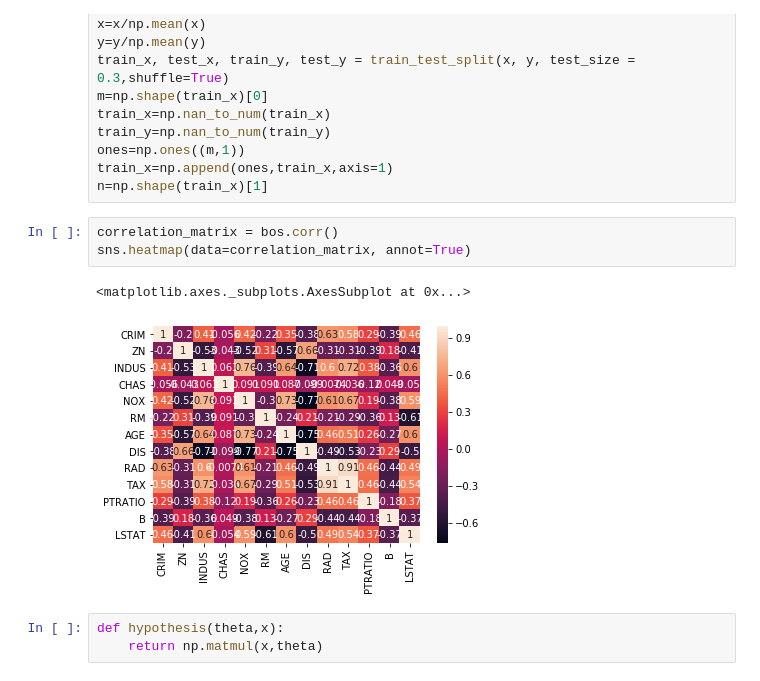
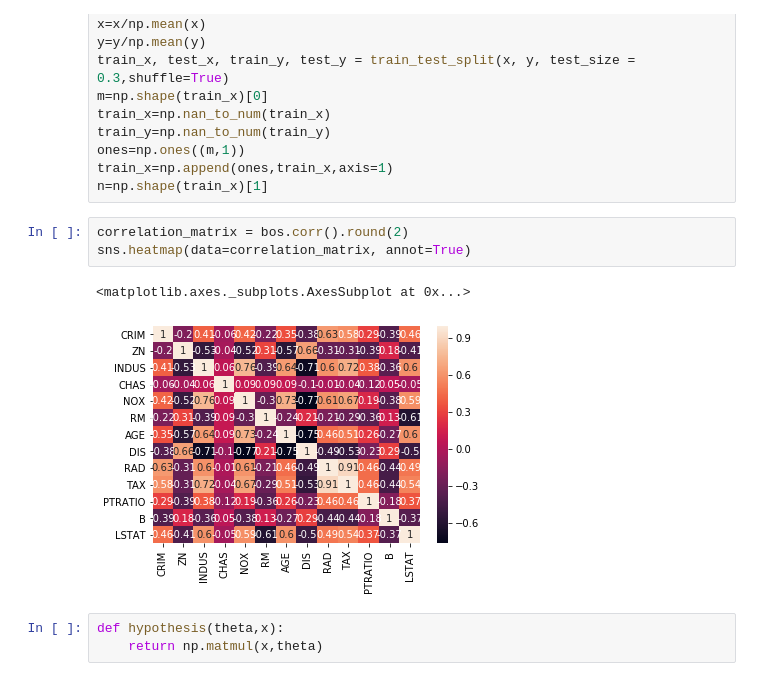
Before and after one commit to epjonnadula/Deep-Learning, a Jupyter notebook: Linear_Regression.ipynb, the cells around one changed output. Cells and saved outputs as stored; diff of their text form.

```diff
--- a/Linear_Regression.ipynb
+++ b/Linear_Regression.ipynb
@@ -28,11 +28,11 @@ ones=np.ones((m,1))
 train_x=np.append(ones,train_x,axis=1)
 n=np.shape(train_x)[1]
 # %%
-correlation_matrix = bos.corr()
+correlation_matrix = bos.corr().round(2)
 sns.heatmap(data=correlation_matrix, annot=True)
 # %% [output]
 <matplotlib.axes._subplots.AxesSubplot at 0x...>
-[figure, old version]
+[figure, new version]
 # %%
 def hypothesis(theta,x):
     return np.matmul(x,theta)
```
Also changed, not shown: parts of 4 cells of this notebook.
